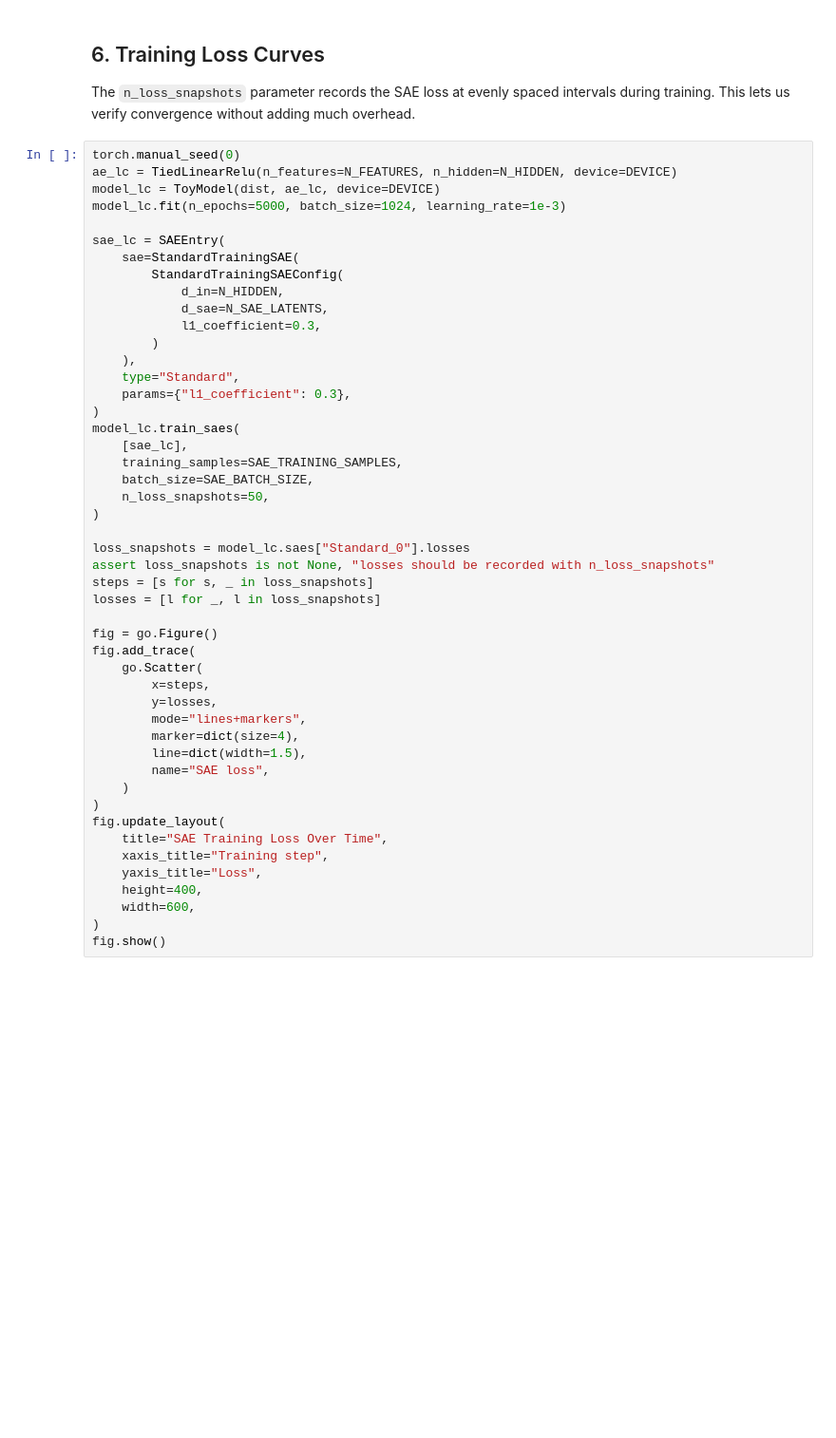
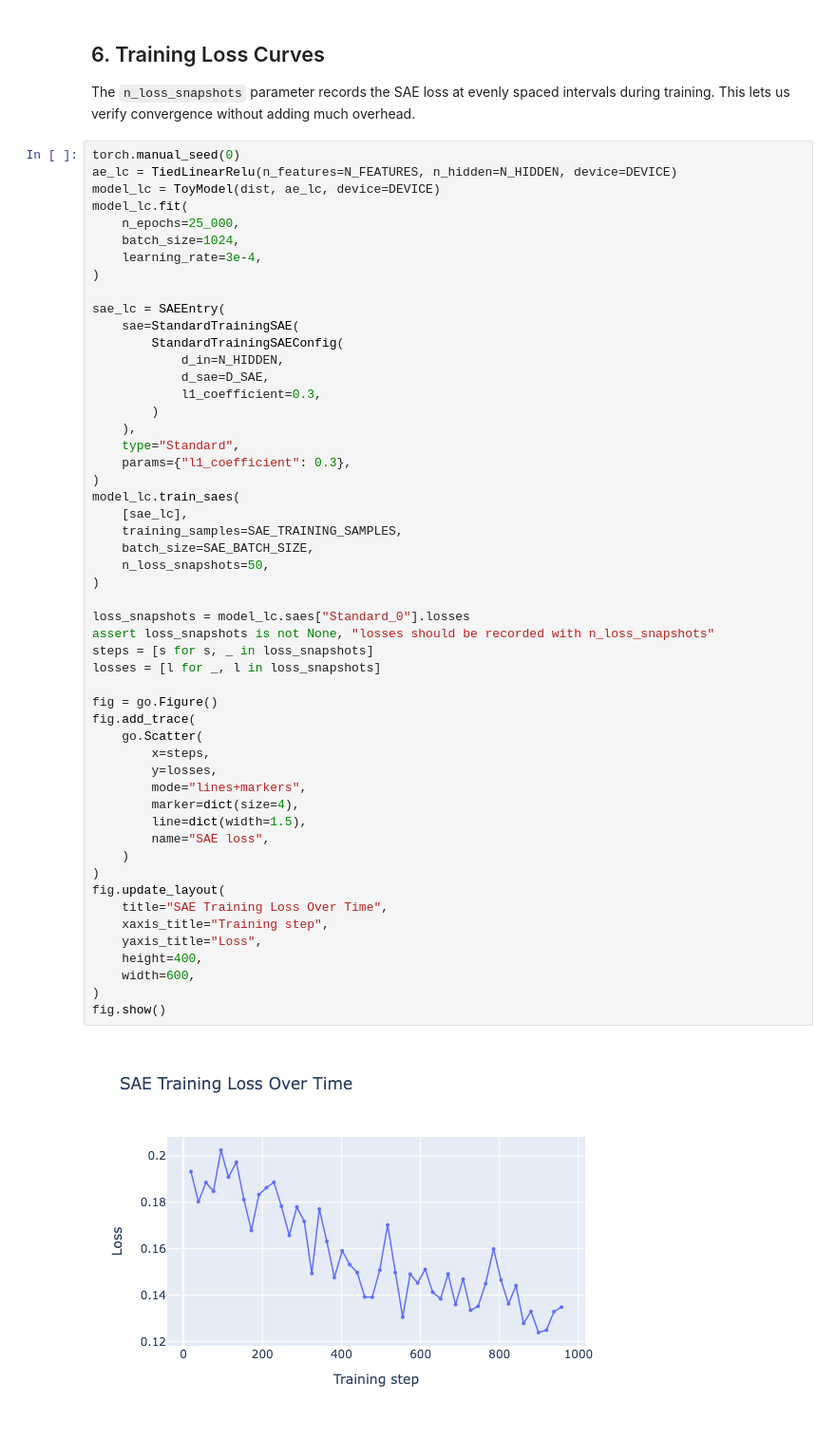
Before and after one commit to OliverSieweke/occhio, a Jupyter notebook: examples/sae_feature_recovery.ipynb, the cells around one changed output. Shown at 95% size. Drawn from its saved outputs; the diff is of its cells as text; blank space fills up the shorter version.

```diff
--- a/examples/sae_feature_recovery.ipynb
+++ b/examples/sae_feature_recovery.ipynb
@@ -437,13 +462,17 @@ without adding much overhead.
 torch.manual_seed(0)
 ae_lc = TiedLinearRelu(n_features=N_FEATURES, n_hidden=N_HIDDEN, device=DEVICE)
 model_lc = ToyModel(dist, ae_lc, device=DEVICE)
-model_lc.fit(n_epochs=5000, batch_size=1024, learning_rate=1e-3)
+model_lc.fit(
+    n_epochs=25_000,
+    batch_size=1024,
+    learning_rate=3e-4,
+)
 
 sae_lc = SAEEntry(
     sae=StandardTrainingSAE(
         StandardTrainingSAEConfig(
             d_in=N_HIDDEN,
-            d_sae=N_SAE_LATENTS,
+            d_sae=D_SAE,
             l1_coefficient=0.3,
         )
     ),
@@ -454,33 +483,35 @@ model_lc.train_saes(
     [sae_lc],
     training_samples=SAE_TRAINING_SAMPLES,
     batch_size=SAE_BATCH_SIZE,
     n_loss_snapshots=50,
 )
 
 loss_snapshots = model_lc.saes["Standard_0"].losses
 assert loss_snapshots is not None, "losses should be recorded with n_loss_snapshots"
 steps = [s for s, _ in loss_snapshots]
 losses = [l for _, l in loss_snapshots]
 
 fig = go.Figure()
 fig.add_trace(
     go.Scatter(
         x=steps,
         y=losses,
         mode="lines+markers",
         marker=dict(size=4),
         line=dict(width=1.5),
         name="SAE loss",
     )
 )
 fig.update_layout(
     title="SAE Training Loss Over Time",
     xaxis_title="Training step",
     yaxis_title="Loss",
     height=400,
     width=600,
 )
 fig.show()
+# %% [output]
+[figure, added]
 # %% [markdown]
 ## Summary
 
```
Also changed, not shown: parts of 15 cells of this notebook.
